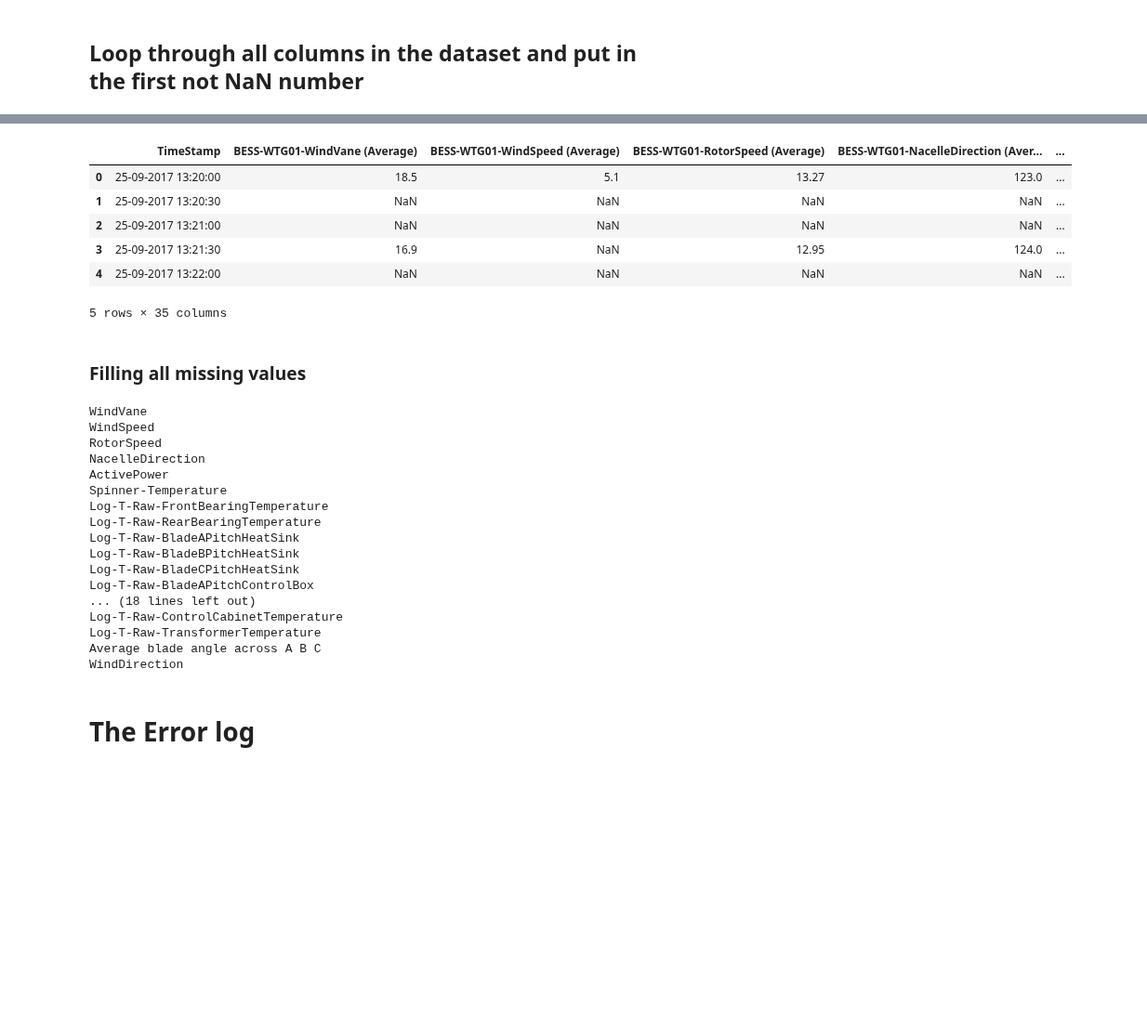
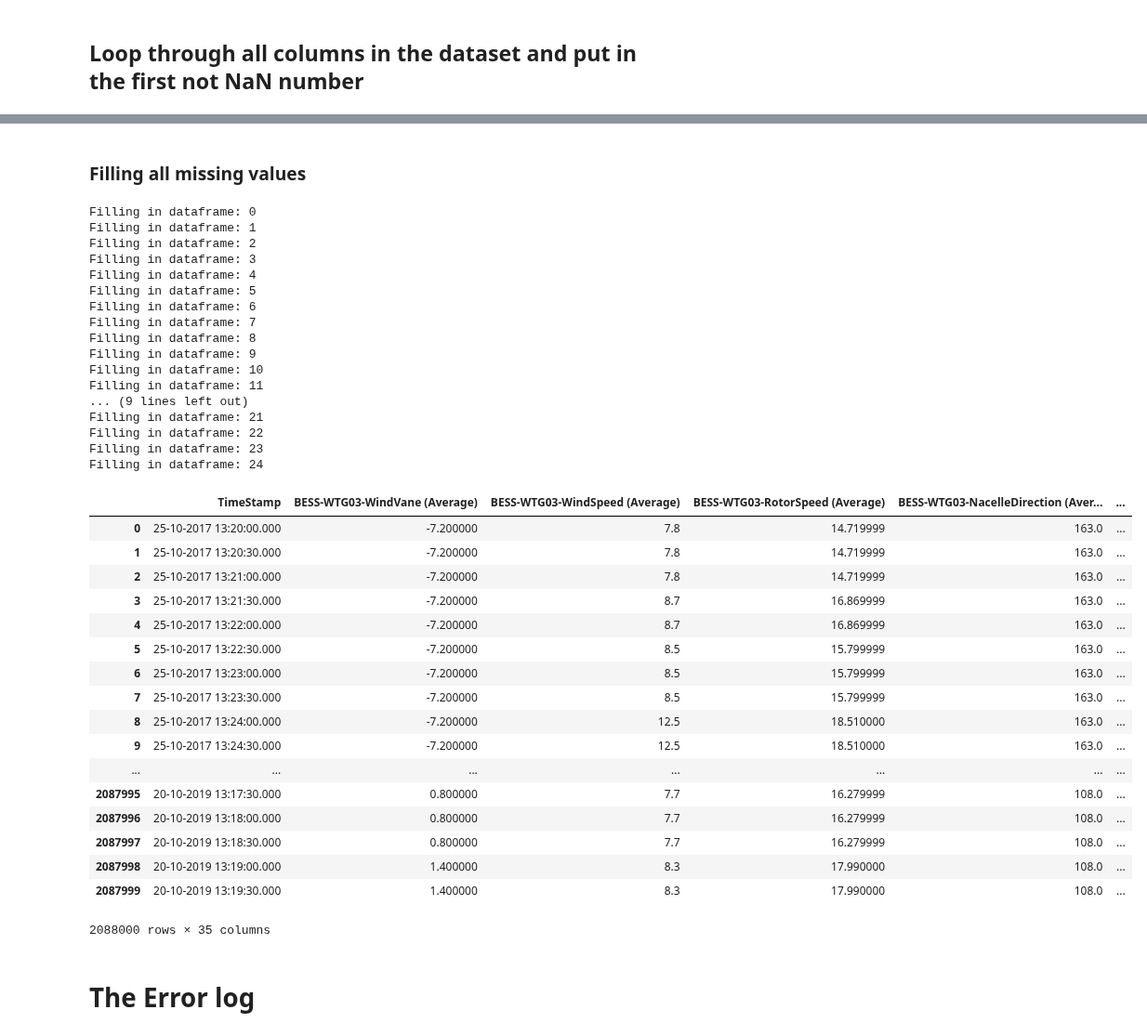
Before and after one commit to StianIsmar/project-thesis, a Jupyter notebook: TE/fill_in_blanks.ipynb, the cells around one changed output, grey strips where cells are left out. Shown at 93% size. Cells and saved outputs as stored; diff of their text form; code cells hidden in the pictures; blank space fills up the shorter version.

```diff
--- a/TE/fill_in_blanks.ipynb
+++ b/TE/fill_in_blanks.ipynb
@@ -139,13 +157,3 @@ for dataframe in list_of_wt_scada_data:
-# %%
-list_of_wt_scada_data[0].head()
-# %% [output]
-|  | TimeStamp | BESS-WTG01-WindVane (Average) | BESS-WTG01-WindSpeed (Average) | BESS-WTG01-RotorSpeed (Average) | BESS-WTG01-NacelleDirection (Aver... | ... |
-| 0 | 25-09-2017 13:20:00 | 18.5 | 5.1 | 13.27 | 123.0 | ... |
-| 1 | 25-09-2017 13:20:30 | NaN | NaN | NaN | NaN | ... |
-| 2 | 25-09-2017 13:21:00 | NaN | NaN | NaN | NaN | ... |
-| 3 | 25-09-2017 13:21:30 | 16.9 | NaN | 12.95 | 124.0 | ... |
-| 4 | 25-09-2017 13:22:00 | NaN | NaN | NaN | NaN | ... |
-5 rows × 35 columns
 # %% [markdown]
 ### Filling all missing values
 # %%
@@ -156,6 +164,7 @@ def fill_missing_values(dataframe):
 # %%
 i = 0
 for dataframe in list_of_wt_scada_data:
+    print('Filling in dataframe: {}'.format(i))
     dataframe = fill_missing_values(dataframe)
     list_of_wt_scada_data[i] = dataframe
     i += 1
@@ -163,23 +172,44 @@ for col in list_of_wt_scada_data[0].head().columns:
     if (len(col.split('BESS-WTG01-')) > 1):
         print((col.split('BESS-WTG01-')[1]).split("(Average)")[0])
 # %% [output]
-WindVane
-WindSpeed
-RotorSpeed
-NacelleDirection
-ActivePower
-Spinner-Temperature
-Log-T-Raw-FrontBearingTemperature
-Log-T-Raw-RearBearingTemperature
-Log-T-Raw-BladeAPitchHeatSink
-Log-T-Raw-BladeBPitchHeatSink
-Log-T-Raw-BladeCPitchHeatSink
-Log-T-Raw-BladeAPitchControlBox
-... (18 lines left out)
-Log-T-Raw-ControlCabinetTemperature
-Log-T-Raw-TransformerTemperature
-Average blade angle across A B C
-WindDirection
+Filling in dataframe: 0
+Filling in dataframe: 1
+Filling in dataframe: 2
+Filling in dataframe: 3
+Filling in dataframe: 4
+Filling in dataframe: 5
+Filling in dataframe: 6
+Filling in dataframe: 7
+Filling in dataframe: 8
+Filling in dataframe: 9
+Filling in dataframe: 10
+Filling in dataframe: 11
+... (9 lines left out)
+Filling in dataframe: 21
+Filling in dataframe: 22
+Filling in dataframe: 23
+Filling in dataframe: 24
+# %%
+list_of_wt_scada_data[24]
+# %% [output]
+|  | TimeStamp | BESS-WTG03-WindVane (Average) | BESS-WTG03-WindSpeed (Average) | BESS-WTG03-RotorSpeed (Average) | BESS-WTG03-NacelleDirection (Aver... | ... |
+| 0 | 25-10-2017 13:20:00.000 | -7.200000 | 7.8 | 14.719999 | 163.0 | ... |
+| 1 | 25-10-2017 13:20:30.000 | -7.200000 | 7.8 | 14.719999 | 163.0 | ... |
+| 2 | 25-10-2017 13:21:00.000 | -7.200000 | 7.8 | 14.719999 | 163.0 | ... |
+| 3 | 25-10-2017 13:21:30.000 | -7.200000 | 8.7 | 16.869999 | 163.0 | ... |
+| 4 | 25-10-2017 13:22:00.000 | -7.200000 | 8.7 | 16.869999 | 163.0 | ... |
+| 5 | 25-10-2017 13:22:30.000 | -7.200000 | 8.5 | 15.799999 | 163.0 | ... |
+| 6 | 25-10-2017 13:23:00.000 | -7.200000 | 8.5 | 15.799999 | 163.0 | ... |
+| 7 | 25-10-2017 13:23:30.000 | -7.200000 | 8.5 | 15.799999 | 163.0 | ... |
+| 8 | 25-10-2017 13:24:00.000 | -7.200000 | 12.5 | 18.510000 | 163.0 | ... |
+| 9 | 25-10-2017 13:24:30.000 | -7.200000 | 12.5 | 18.510000 | 163.0 | ... |
+| ... | ... | ... | ... | ... | ... | ... |
+| 2087995 | 20-10-2019 13:17:30.000 | 0.800000 | 7.7 | 16.279999 | 108.0 | ... |
+| 2087996 | 20-10-2019 13:18:00.000 | 0.800000 | 7.7 | 16.279999 | 108.0 | ... |
+| 2087997 | 20-10-2019 13:18:30.000 | 0.800000 | 7.7 | 16.279999 | 108.0 | ... |
+| 2087998 | 20-10-2019 13:19:00.000 | 1.400000 | 8.3 | 17.990000 | 108.0 | ... |
+| 2087999 | 20-10-2019 13:19:30.000 | 1.400000 | 8.3 | 17.990000 | 108.0 | ... |
+2088000 rows × 35 columns
 # %% [markdown]
 # The Error log
 # %% [markdown]
```
Also changed, not shown: parts of 9 cells of this notebook, 3 other files.
